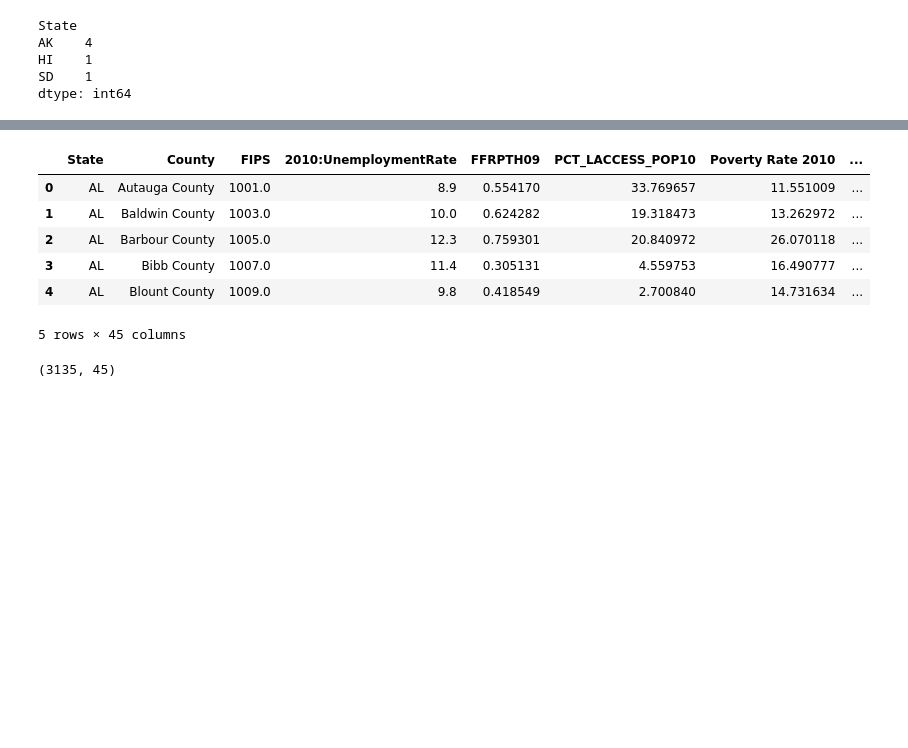
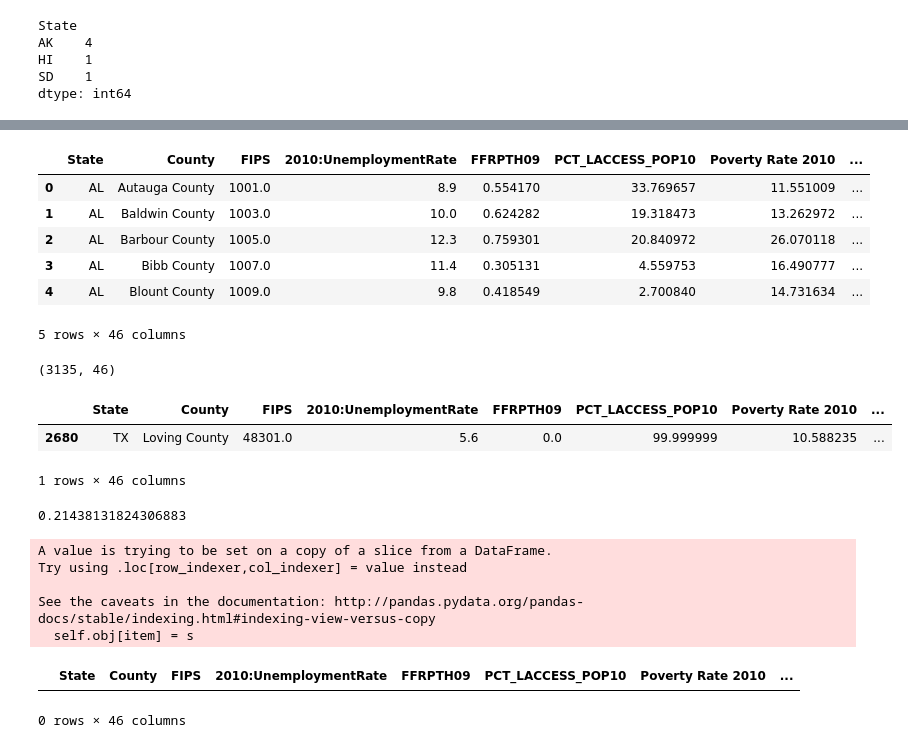
Before and after one commit to lbordz/diabetes-rates-prediction, a Jupyter notebook: data_cleaning/C-CleaningData.ipynb, the cells around one changed output, grey strips where cells are left out. Cells and saved outputs as stored; diff of their text form; code cells hidden in the pictures; blank space fills up the shorter version.

Commit message:
cleaning files for diabetes poverty and obesity rate increaes 2009-2010

```diff
--- a/data_cleaning/C-CleaningData.ipynb
+++ b/data_cleaning/C-CleaningData.ipynb
@@ -1,7 +1,9 @@
 # %%
 import pandas as pd
 # %%
-finaldf = pd.read_csv('../data/Finaldf_4.csv', index_col='Unnamed: 0')
+finaldf = pd.read_csv('../data/Finaldf_6.csv', index_col='Unnamed: 0')
+#6 with alcohol info
+#Fifth with change in poverty rate
 #Second one i adding diabetes increase rates rates
 #Third on i added obesity and inactivity levels
 #fourth one obesity and diabetes 2009-2010 %, race, rural
@@ -92,9 +94,32 @@ finalfinaldf.head()
 | 2 | AL | Barbour County | 1005.0 | 12.3 | 0.759301 | 20.840972 | 26.070118 | ... |
 | 3 | AL | Bibb County | 1007.0 | 11.4 | 0.305131 | 4.559753 | 16.490777 | ... |
 | 4 | AL | Blount County | 1009.0 | 9.8 | 0.418549 | 2.700840 | 14.731634 | ... |
-5 rows × 45 columns
+5 rows × 46 columns
 # %%
 finalfinaldf.shape
 # %% [output]
-(3135, 45)
+(3135, 46)
+# %%
+finalfinaldf[finalfinaldf['Pov_Rate_Change_2000_2010'] > 10]
+# %% [output]
+|  | State | County | FIPS | 2010:UnemploymentRate | FFRPTH09 | PCT_LACCESS_POP10 | Poverty Rate 2010 | ... |
+| 2680 | TX | Loving County | 48301.0 | 5.6 | 0.0 | 99.999999 | 10.588235 | ... |
+1 rows × 46 columns
+# %%
+finalfinaldf[finalfinaldf['Pov_Rate_Change_2000_2010'] < 10]['Pov_Rate_Change_2000_2010'].mean()
+# %% [output]
+0.21438131824306883
+# %%
+finalfinaldf.loc[2680, "Pov_Rate_Change_2000_2010"] = 0.21438131824306883
+# %% [output]
+A value is trying to be set on a copy of a slice from a DataFrame.
+Try using .loc[row_indexer,col_indexer] = value instead
+
+See the caveats in the documentation: http://pandas.pydata.org/pandas-docs/stable/indexing.html#indexing-view-versus-copy
+  self.obj[item] = s
+# %%
+finalfinaldf[finalfinaldf['Pov_Rate_Change_2000_2010'] > 10]
+# %% [output]
+|  | State | County | FIPS | 2010:UnemploymentRate | FFRPTH09 | PCT_LACCESS_POP10 | Poverty Rate 2010 | ... |
+0 rows × 46 columns
 # %%
```
Also changed, not shown: parts of 5 cells of this notebook, 2 other files.
